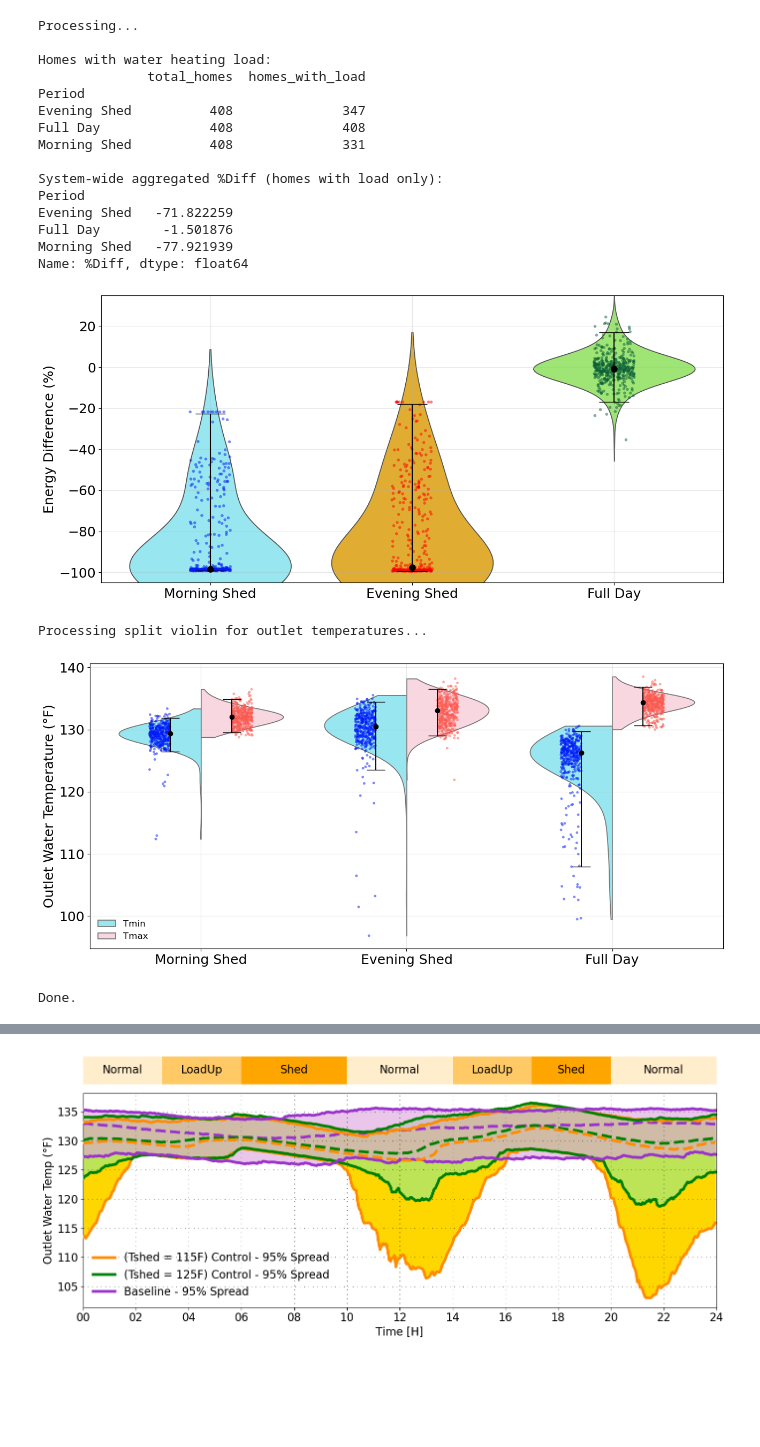
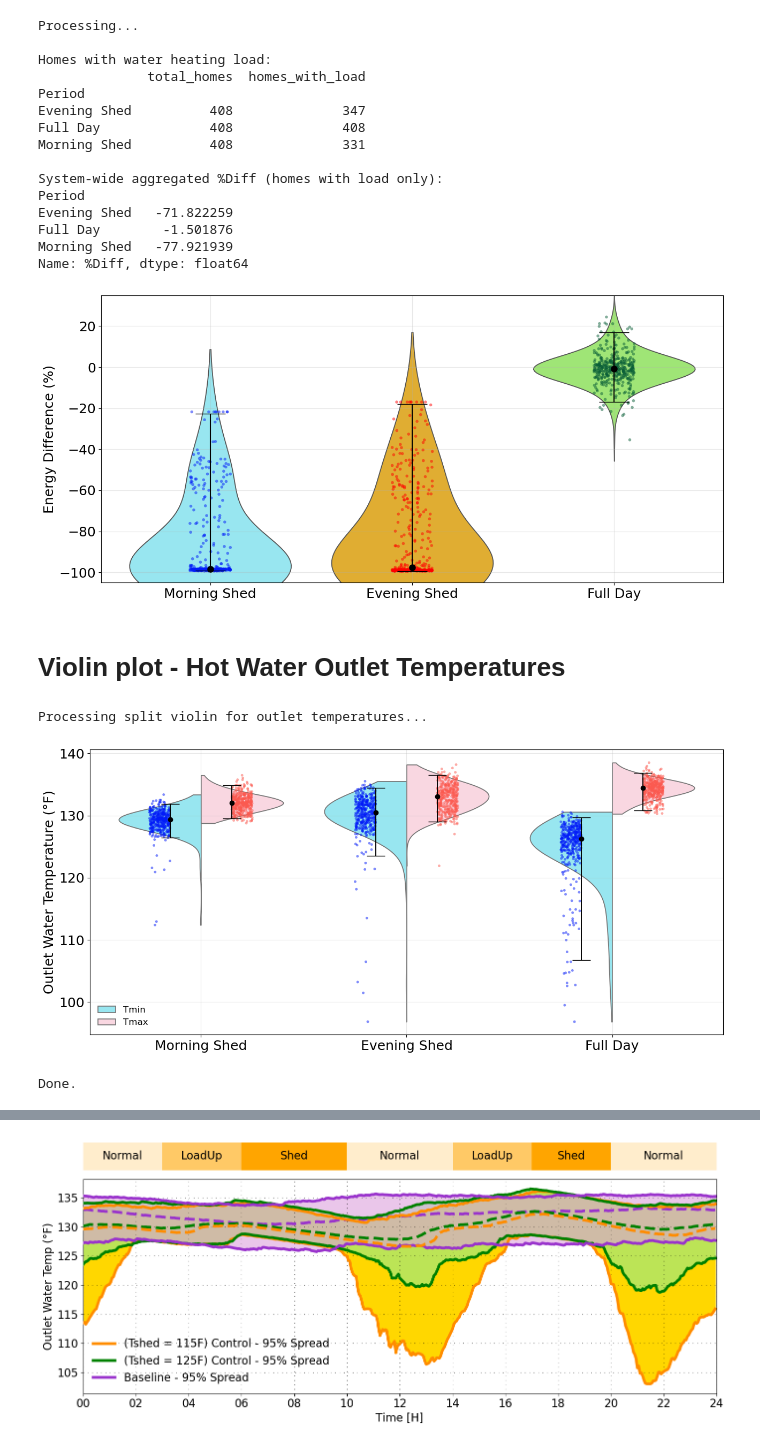
Before and after one commit to PortlandStatePowerLab/OCHRE_Run_Scripts, a Jupyter notebook: X2_PlotViolin.ipynb, the cells around one changed output, grey strips where cells are left out. Cells and saved outputs as stored; diff of their text form; code cells hidden in the pictures; blank space fills up the shorter version.

```diff
--- a/X2_PlotViolin.ipynb
+++ b/X2_PlotViolin.ipynb
@@ -198,14 +202,4 @@ Morning Shed: median ~ -97.30%, mean ~ -51.59%
 # %%
-# -*- coding: utf-8 -*-
-"""
-Violin plot of Water Heating Energy %Diff
-Baseline vs Control
-Energy computed via time integration (kWh)
-Full Day %Diff computed over true 24h
-Homes with no water heating energy in both baseline and control
-are excluded from all %Diff calculations.
-"""
-
 import numpy as np
 import pandas as pd
 import matplotlib.pyplot as plt
@@ -420,7 +414,9 @@ Evening Shed   -71.822259
 Full Day        -1.501876
 Morning Shed   -77.921939
 Name: %Diff, dtype: float64
-[figure, old version]
+[figure, new version]
+# %% [markdown]
+# Violin plot - Hot Water Outlet Temperatures
 # %%
 # -*- coding: utf-8 -*-
 """
@@ -465,28 +461,34 @@ df[TIME_COL] = pd.to_datetime(df[TIME_COL])
 # ----------------- CONVERT C → F -----------------
 df[TEMP_COL_F] = df[TEMP_COL_C] * 9 / 5 + 32
 
-# ----------------- ASSIGN PERIOD -----------------
-def assign_period(df):
-    df = df.copy()
-    df["Period"] = "Full Day"
+# ----------------- ASSIGN PERIODS (INCLUSIVE) -----------------
+# 1. Create the Full Day dataframe (takes every single row)
+df_full_day = df.copy()
+df_full_day["Period"] = "Full Day"
 
-    for period_name, (start_time, duration) in SHED_PERIODS.items():
-        start = pd.to_datetime(df[TIME_COL].dt.date.astype(str) + " " + start_time)
-        end = start + pd.Timedelta(hours=duration)
-        mask = (df[TIME_COL] >= start) & (df[TIME_COL] < end)
-        df.loc[mask, "Period"] = period_name
+# 2. Create a separate dataframe just for the specific Shed windows
+df_sheds = df.copy()
+df_sheds["Period"] = None  # Clear it out
 
-    return df
+for period_name, (start_time, duration) in SHED_PERIODS.items():
+    start = pd.to_datetime(df_sheds[TIME_COL].dt.date.astype(str) + " " + start_time)
+    end = start + pd.Timedelta(hours=duration)
+    mask = (df_sheds[TIME_COL] >= start) & (df_sheds[TIME_COL] < end)
+    df_sheds.loc[mask, "Period"] = period_name
 
-df = assign_period(df)
+# Drop any rows that didn't fall into a shed window
+df_sheds = df_sheds.dropna(subset=["Period"])
+
+# 3. Combine them back together. Shed data points now exist in both buckets!
+df_combined = pd.concat([df_full_day, df_sheds], ignore_index=True)
 
 # ----------------- AGGREGATE PER-HOME MIN / MAX -----------------
+# Use df_combined instead of df
 df_extremes = (
-    df.groupby([HOME_COL, "Period"])[TEMP_COL_F]
+    df_combined.groupby([HOME_COL, "Period"])[TEMP_COL_F]
     .agg(Temp_Min_F="min", Temp_Max_F="max")
     .reset_index()
 )
-
 # ----------------- LONG FORMAT FOR SPLIT VIOLIN -----------------
 df_long = df_extremes.melt(
     id_vars=[HOME_COL, "Period"],
@@ -508,7 +510,7 @@ df_long["Period"] = pd.Categorical(
 
 # ----------------- SUMMARY STATS (MEDIAN + 95%) -----------------
 summary = (
-    df_long.groupby(["Period", "Metric"])["Temperature_F"]
+    df_long.groupby(["Period", "Metric"], observed=True)["Temperature_F"]
     .agg(
         lower=lambda x: x.quantile(0.025),
         median="median",
@@ -579,32 +581,32 @@ for _, row in summary.iterrows():
     )
 
 # ----------------- LEGEND CLEANUP -----------------
 handles, labels = plt.gca().get_legend_handles_labels()
 plt.legend(
     handles[:2],
     ["Tmin", "Tmax"],
     fontsize=12,
     frameon=False,
     loc="lower left"
 )
 
 # ----------------- AXIS STYLING -----------------
 plt.ylabel("Outlet Water Temperature (°F)", fontsize=A)
 plt.xlabel("")
 plt.xticks(fontsize=A)
 plt.yticks(fontsize=A)
 plt.grid(alpha=0.3)
 
 plt.tight_layout()
 
 # ----------------- SAVE -----------------
 filepath = os.path.join(RESULTS_DIR, FILENAME)
 # plt.savefig(filepath, format="pdf", bbox_inches="tight", pad_inches=0)
 
 plt.show()
 
 print("Done.")
 # %% [output]
 Processing split violin for outlet temperatures...
-[figure, old version]
+[figure, new version]
 Done.
```
Also changed, not shown: parts of 19 cells of this notebook, 3 other files.
